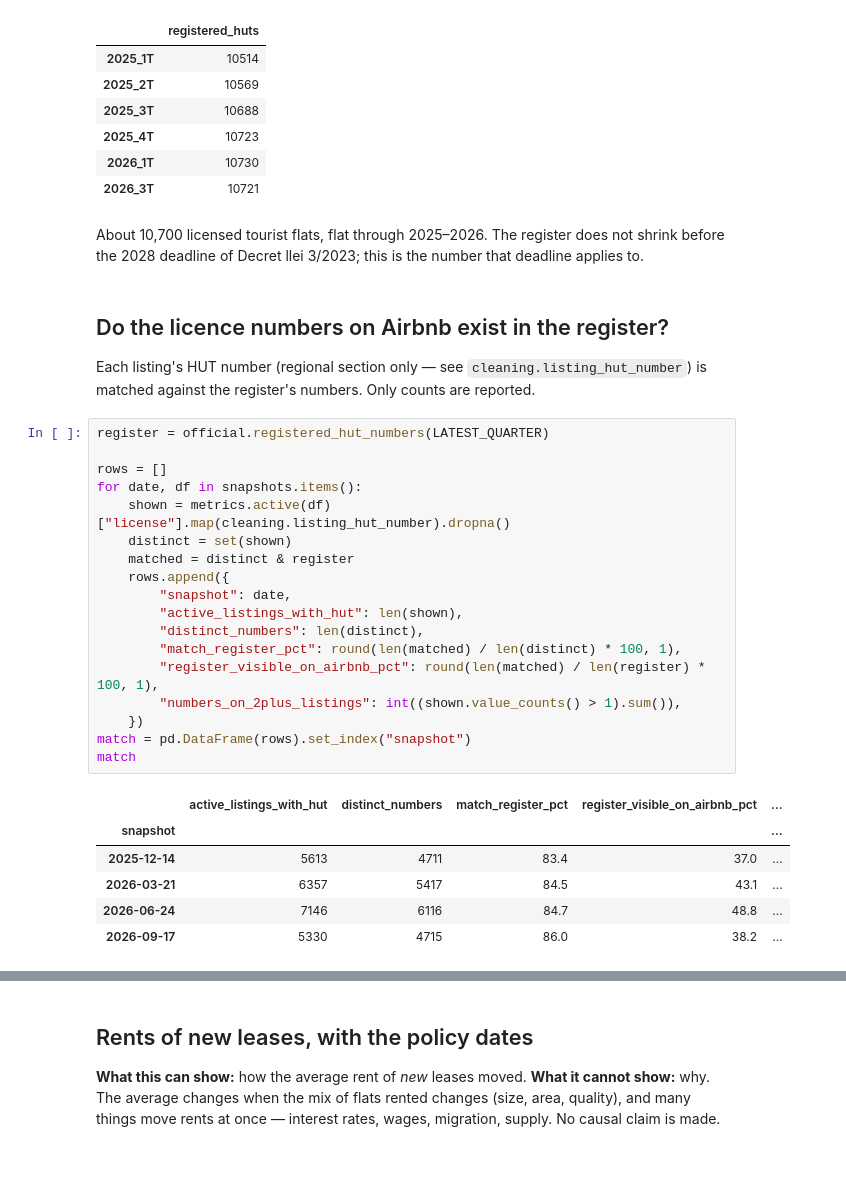
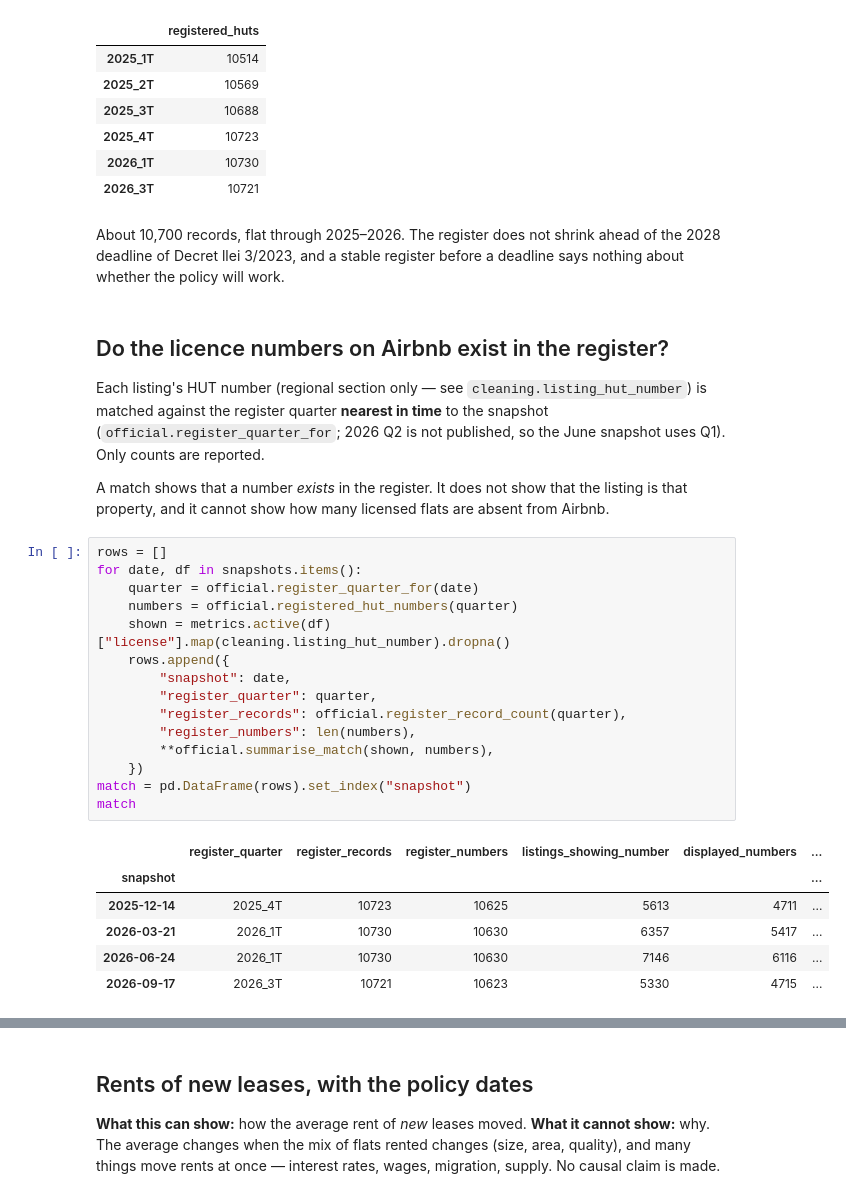
Before and after one commit to renzorico/spain-housing-str-analysis, a Jupyter notebook: notebooks/04_register_and_rents.ipynb, the cells around one changed output, grey strips where cells are left out. Saved outputs shown, nothing was run; the diff lists cells and outputs as text; blank space fills up the shorter version.

```diff
--- a/notebooks/04_register_and_rents.ipynb
+++ b/notebooks/04_register_and_rents.ipynb
@@ -42,40 +46,42 @@ official.hut_totals().to_frame()
 | 2026_1T | 10730 |
 | 2026_3T | 10721 |
 # %% [markdown]
-About 10,700 licensed tourist flats, flat through 2025–2026. The register
-does not shrink before the 2028 deadline of Decret llei 3/2023; this is the
-number that deadline applies to.
+About 10,700 records, flat through 2025–2026. The register does not shrink
+ahead of the 2028 deadline of Decret llei 3/2023, and a stable register before a
+deadline says nothing about whether the policy will work.
 # %% [markdown]
 ## Do the licence numbers on Airbnb exist in the register?
 
 Each listing's HUT number (regional section only — see
-`cleaning.listing_hut_number`) is matched against the register's numbers.
-Only counts are reported.
+`cleaning.listing_hut_number`) is matched against the register quarter
+**nearest in time** to the snapshot (`official.register_quarter_for`; 2026 Q2 is
+not published, so the June snapshot uses Q1). Only counts are reported.
+
+A match shows that a number *exists* in the register. It does not show that the
+listing is that property, and it cannot show how many licensed flats are absent
+from Airbnb.
 # %%
-register = official.registered_hut_numbers(LATEST_QUARTER)
-
 rows = []
 for date, df in snapshots.items():
+    quarter = official.register_quarter_for(date)
+    numbers = official.registered_hut_numbers(quarter)
     shown = metrics.active(df)["license"].map(cleaning.listing_hut_number).dropna()
-    distinct = set(shown)
-    matched = distinct & register
     rows.append({
         "snapshot": date,
-        "active_listings_with_hut": len(shown),
-        "distinct_numbers": len(distinct),
-        "match_register_pct": round(len(matched) / len(distinct) * 100, 1),
-        "register_visible_on_airbnb_pct": round(len(matched) / len(register) * 100, 1),
-        "numbers_on_2plus_listings": int((shown.value_counts() > 1).sum()),
+        "register_quarter": quarter,
+        "register_records": official.register_record_count(quarter),
+        "register_numbers": len(numbers),
+        **official.summarise_match(shown, numbers),
     })
 match = pd.DataFrame(rows).set_index("snapshot")
 match
 # %% [output]
-|  | active_listings_with_hut | distinct_numbers | match_register_pct | register_visible_on_airbnb_pct | ... |
-| snapshot |  |  |  |  | ... |
-| 2025-12-14 | 5613 | 4711 | 83.4 | 37.0 | ... |
-| 2026-03-21 | 6357 | 5417 | 84.5 | 43.1 | ... |
-| 2026-06-24 | 7146 | 6116 | 84.7 | 48.8 | ... |
-| 2026-09-17 | 5330 | 4715 | 86.0 | 38.2 | ... |
+|  | register_quarter | register_records | register_numbers | listings_showing_number | displayed_numbers | ... |
+| snapshot |  |  |  |  |  | ... |
+| 2025-12-14 | 2025_4T | 10723 | 10625 | 5613 | 4711 | ... |
+| 2026-03-21 | 2026_1T | 10730 | 10630 | 6357 | 5417 | ... |
+| 2026-06-24 | 2026_1T | 10730 | 10630 | 7146 | 6116 | ... |
+| 2026-09-17 | 2026_3T | 10721 | 10623 | 5330 | 4715 | ... |
 # %% [markdown]
 Three readings, each with its limit:
 
```
Also changed, not shown: parts of 9 cells of this notebook, 2 other files.
